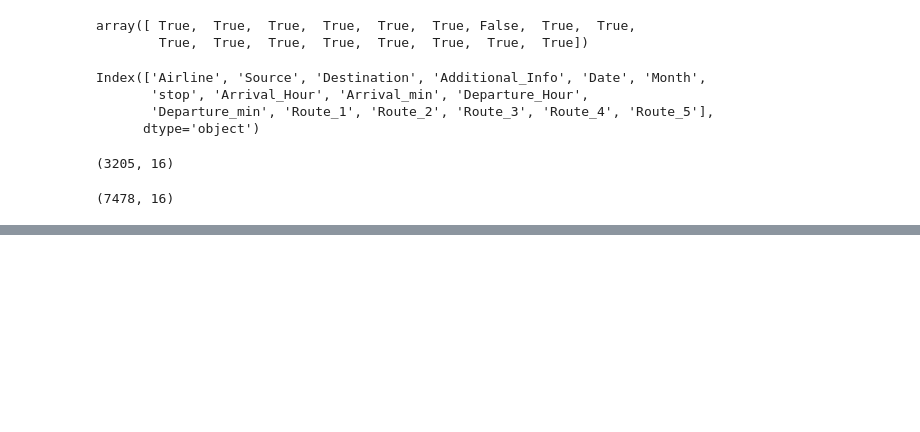
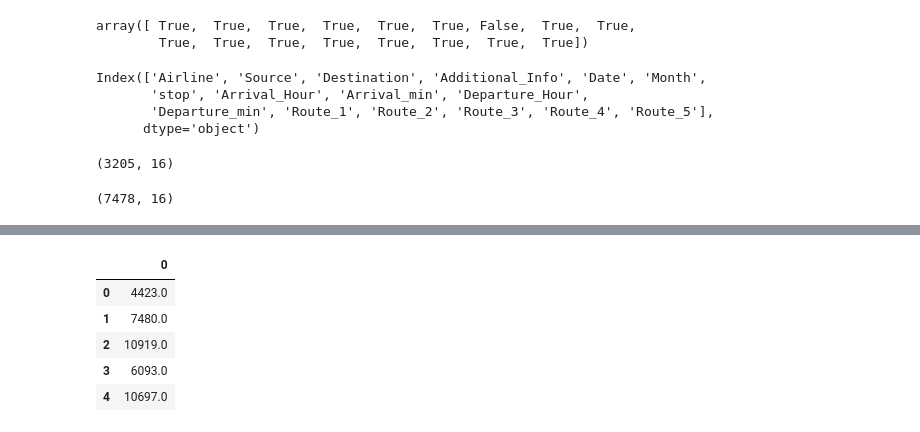
Before and after one commit to RageshwarSharma/Machine-Learning, a Jupyter notebook: Regression/Flight price prediction.ipynb, the cells around one changed output, grey strips where cells are left out. Cells and saved outputs as stored; diff of their text form; code cells hidden in the pictures; blank space fills up the shorter version.

```diff
--- a/Regression/Flight price prediction.ipynb
+++ b/Regression/Flight price prediction.ipynb
@@ -552,0 +651,9 @@ train_x.shape
+# %%
+pd.DataFrame(train_y).head()
+# %% [output]
+|  | 0 |
+| 0 | 4423.0 |
+| 1 | 7480.0 |
+| 2 | 10919.0 |
+| 3 | 6093.0 |
+| 4 | 10697.0 |
```
Also changed, not shown: parts of 48 cells of this notebook.
